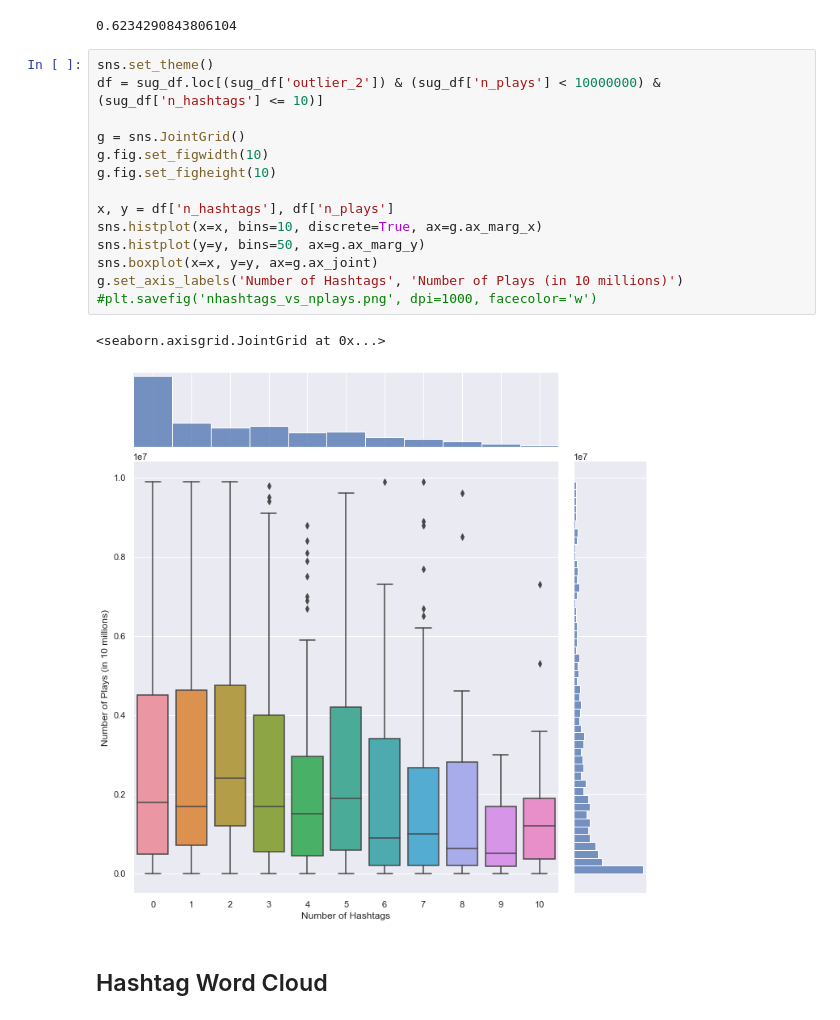
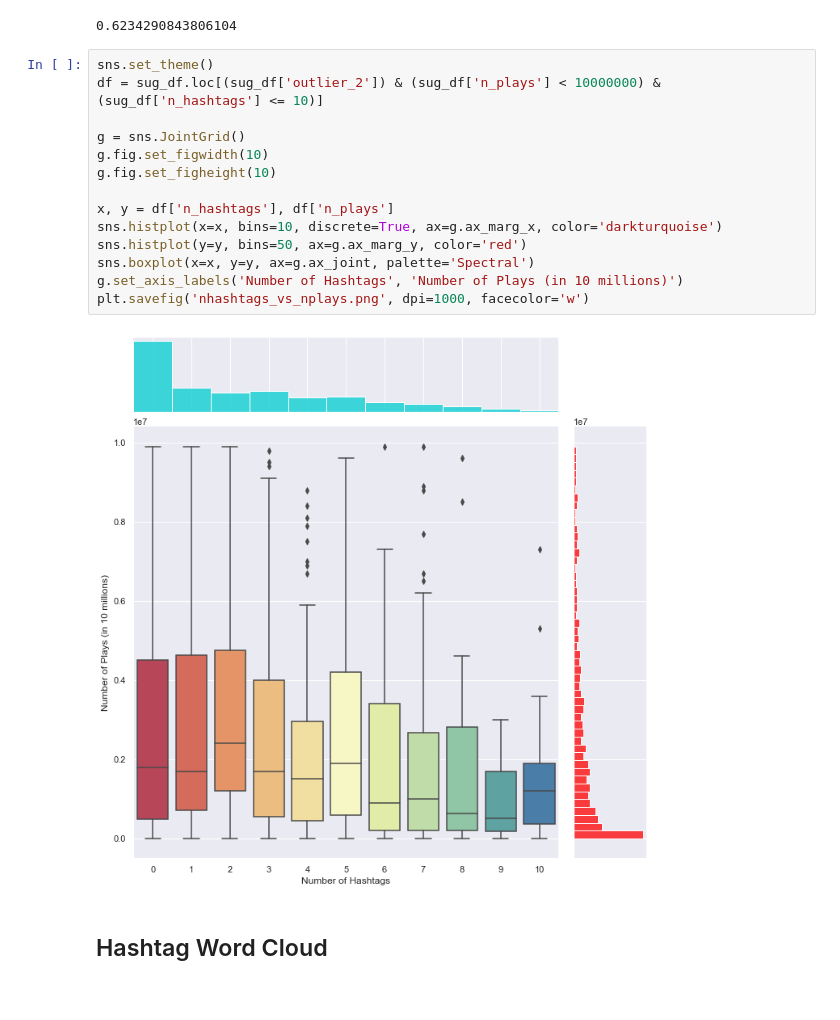
Before and after one commit to datares/TikTok_Famous, a Jupyter notebook: Analysis/Trending Videos/data_exploration.ipynb, the cells around one changed output. Saved outputs shown, nothing was run; the diff lists cells and outputs as text.

```diff
--- a/Analysis/Trending Videos/data_exploration.ipynb
+++ b/Analysis/Trending Videos/data_exploration.ipynb
@@ -185,20 +193,19 @@ len(sug_df.loc[(sug_df['outlier_2']) & (sug_df['n_hashtags'] > 0)]) / len(sug_df
 # %%
 sns.set_theme()
 df = sug_df.loc[(sug_df['outlier_2']) & (sug_df['n_plays'] < 10000000) & (sug_df['n_hashtags'] <= 10)]
 
 g = sns.JointGrid()
 g.fig.set_figwidth(10)
 g.fig.set_figheight(10)
 
 x, y = df['n_hashtags'], df['n_plays']
-sns.histplot(x=x, bins=10, discrete=True, ax=g.ax_marg_x)
-sns.histplot(y=y, bins=50, ax=g.ax_marg_y)
-sns.boxplot(x=x, y=y, ax=g.ax_joint)
+sns.histplot(x=x, bins=10, discrete=True, ax=g.ax_marg_x, color='darkturquoise')
+sns.histplot(y=y, bins=50, ax=g.ax_marg_y, color='red')
+sns.boxplot(x=x, y=y, ax=g.ax_joint, palette='Spectral')
 g.set_axis_labels('Number of Hashtags', 'Number of Plays (in 10 millions)')
-#plt.savefig('nhashtags_vs_nplays.png', dpi=1000, facecolor='w')
+plt.savefig('nhashtags_vs_nplays.png', dpi=1000, facecolor='w')
 # %% [output]
-<seaborn.axisgrid.JointGrid at 0x...>
-[figure, old version]
+[figure, new version]
 # %% [markdown]
 ## Hashtag Word Cloud
 # %%
```
Also changed, not shown: parts of 10 cells of this notebook, 4 other files.
